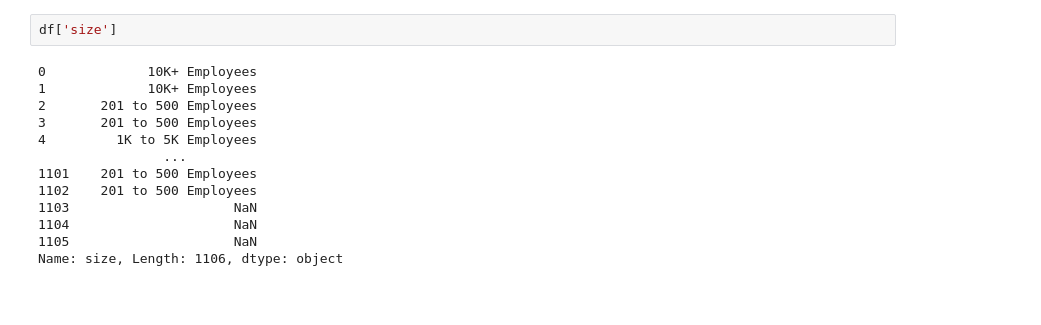
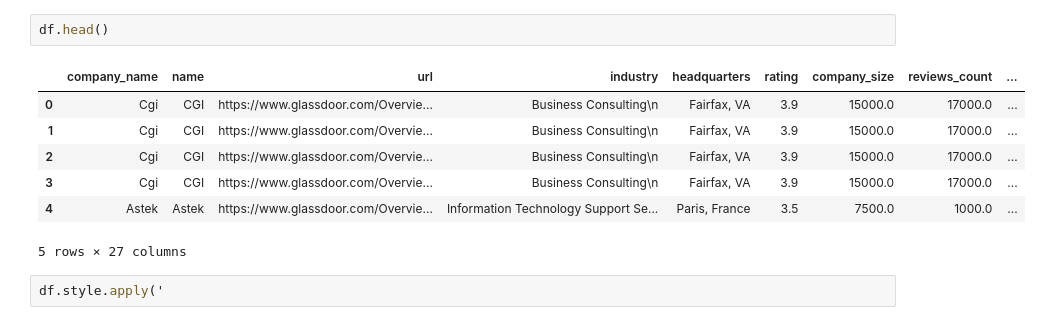
Before and after one commit to FelitaD/dbt-job-market, a Jupyter notebook: transformation/analyses/test_plotly.ipynb, the cells around one changed output. Saved outputs shown, nothing was run; the diff lists cells and outputs as text; blank space fills up the shorter version.

```diff
--- a/transformation/analyses/test_plotly.ipynb
+++ b/transformation/analyses/test_plotly.ipynb
@@ -30,15 +26,12 @@ memory usage: 250.7+ KB
 # %%
-df['size']
+df.head()
 # %% [output]
+|  | company_name | name | url | industry | headquarters | rating | company_size | reviews_count | ... |
+| 0 | Cgi | CGI | https://www.glassdoor.com/Overvie... | Business Consulting\n | Fairfax, VA | 3.9 | 15000.0 | 17000.0 | ... |
+| 1 | Cgi | CGI | https://www.glassdoor.com/Overvie... | Business Consulting\n | Fairfax, VA | 3.9 | 15000.0 | 17000.0 | ... |
+| 2 | Cgi | CGI | https://www.glassdoor.com/Overvie... | Business Consulting\n | Fairfax, VA | 3.9 | 15000.0 | 17000.0 | ... |
+| 3 | Cgi | CGI | https://www.glassdoor.com/Overvie... | Business Consulting\n | Fairfax, VA | 3.9 | 15000.0 | 17000.0 | ... |
+| 4 | Astek | Astek | https://www.glassdoor.com/Overvie... | Information Technology Support Se... | Paris, France | 3.5 | 7500.0 | 1000.0 | ... |
-0             10K+ Employees
-1             10K+ Employees
-2       201 to 500 Employees
-3       201 to 500 Employees
-4         1K to 5K Employees
-                ...
-1101    201 to 500 Employees
-1102    201 to 500 Employees
-1103                     NaN
-1104                     NaN
-1105                     NaN
-Name: size, Length: 1106, dtype: object
+5 rows × 27 columns
+# %%
+df.style.apply('
```
Also changed, not shown: parts of 9 cells of this notebook.
